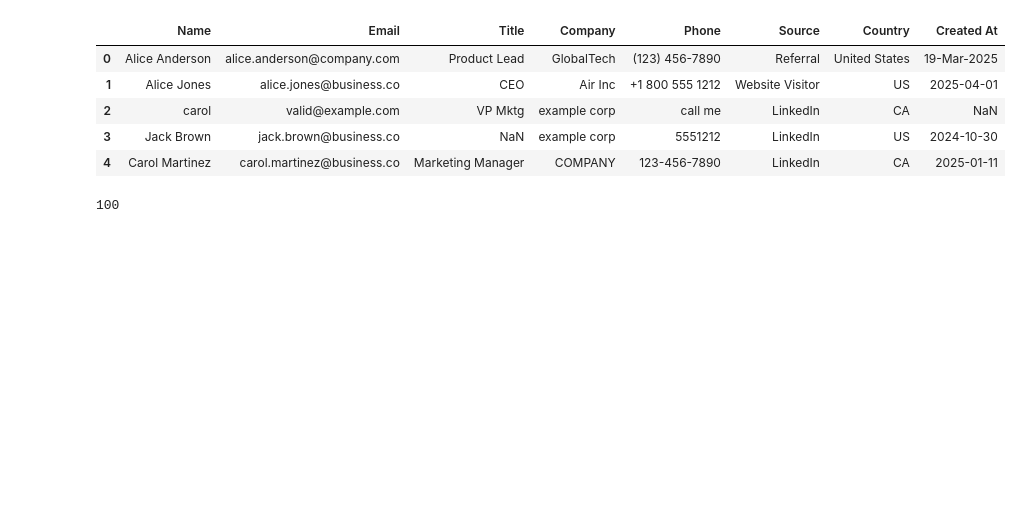
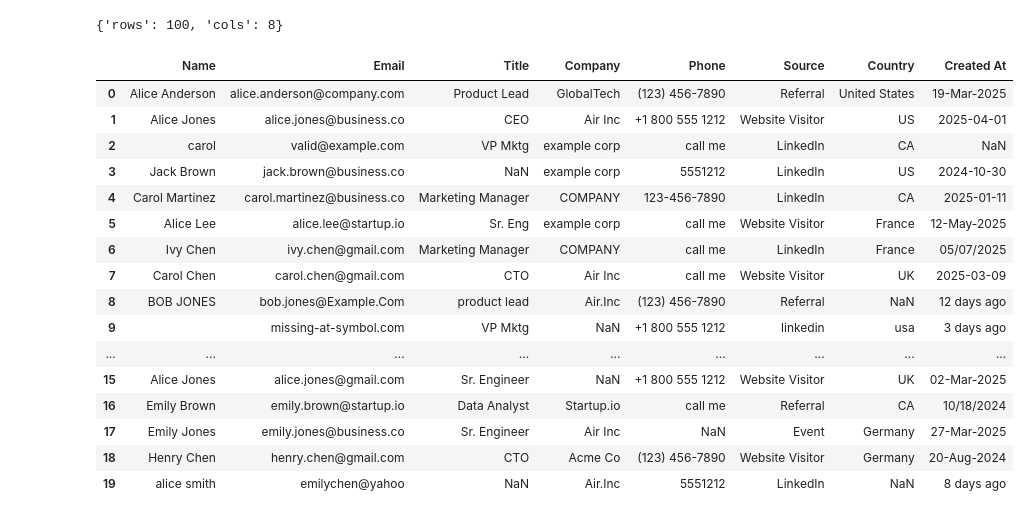
Before and after one commit to ashwinrachhavt/air-lead-enrichment, a Jupyter notebook: EDA/eda.ipynb, the cells around one changed output. Drawn from its saved outputs; the diff is of its cells as text; code cells hidden in the pictures; blank space fills up the shorter version.

```diff
--- a/EDA/eda.ipynb
+++ b/EDA/eda.ipynb
@@ -3,15 +9,26 @@ import pandas as pd
+# %%
+DATA_PATH = "/Users/ashwin/Applications/Master/air-lead-enrichment/data/messy_leads.csv"
 # %%
-df = pd.read_csv("/Users/ashwin/Applications/Master/air-lead-enrichment/data/messy_leads.csv")
+df = pd.read_csv(DATA_PATH)
-# %%
-df.head()
-# %% [output]
-|  | Name | Email | Title | Company | Phone | Source | Country | Created At |
-| 0 | Alice Anderson | alice.anderson@company.com | Product Lead | GlobalTech | (123) 456-7890 | Referral | United States | 19-Mar-2025 |
-| 1 | Alice Jones | alice.jones@business.co | CEO | Air Inc | +1 800 555 1212 | Website Visitor | US | 2025-04-01 |
-| 2 | carol | valid@example.com | VP Mktg | example corp | call me | LinkedIn | CA | NaN |
-| 3 | Jack Brown | jack.brown@business.co | NaN | example corp | 5551212 | LinkedIn | US | 2024-10-30 |
-| 4 | Carol Martinez | carol.martinez@business.co | Marketing Manager | COMPANY | 123-456-7890 | LinkedIn | CA | 2025-01-11 |
 # %%
-len(df)
+print({"rows": len(df), "cols": len(df.columns)})
+display(df.head(20))
 # %% [output]
-100
+{'rows': 100, 'cols': 8}
+|  | Name | Email | Title | Company | Phone | Source | Country | Created At |
+| 0 | Alice Anderson | alice.anderson@company.com | Product Lead | GlobalTech | (123) 456-7890 | Referral | United States | 19-Mar-2025 |
+| 1 | Alice Jones | alice.jones@business.co | CEO | Air Inc | +1 800 555 1212 | Website Visitor | US | 2025-04-01 |
+| 2 | carol | valid@example.com | VP Mktg | example corp | call me | LinkedIn | CA | NaN |
+| 3 | Jack Brown | jack.brown@business.co | NaN | example corp | 5551212 | LinkedIn | US | 2024-10-30 |
+| 4 | Carol Martinez | carol.martinez@business.co | Marketing Manager | COMPANY | 123-456-7890 | LinkedIn | CA | 2025-01-11 |
+| 5 | Alice Lee | alice.lee@startup.io | Sr. Eng | example corp | call me | Website Visitor | France | 12-May-2025 |
+| 6 | Ivy Chen | ivy.chen@gmail.com | Marketing Manager | COMPANY | call me | LinkedIn | France | 05/07/2025 |
+| 7 | Carol Chen | carol.chen@gmail.com | CTO | Air Inc | call me | Website Visitor | UK | 2025-03-09 |
+| 8 | BOB JONES | bob.jones@Example.Com | product lead | Air.Inc | (123) 456-7890 | Referral | NaN | 12 days ago |
+| 9 |  | missing-at-symbol.com | VP Mktg | NaN | +1 800 555 1212 | linkedin | usa | 3 days ago |
+| ... | ... | ... | ... | ... | ... | ... | ... | ... |
+| 15 | Alice Jones | alice.jones@gmail.com | Sr. Engineer | NaN | +1 800 555 1212 | Website Visitor | UK | 02-Mar-2025 |
+| 16 | Emily Brown | emily.brown@startup.io | Data Analyst | Startup.io | call me | Referral | CA | 10/18/2024 |
+| 17 | Emily Jones | emily.jones@business.co | Sr. Engineer | Air Inc | NaN | Event | Germany | 27-Mar-2025 |
+| 18 | Henry Chen | henry.chen@gmail.com | CTO | Acme Co | (123) 456-7890 | Website Visitor | Germany | 20-Aug-2024 |
+| 19 | alice smith | emilychen@yahoo | NaN | Air.Inc | 5551212 | LinkedIn | NaN | 8 days ago |
```
Also changed, not shown: parts of 5 cells of this notebook, 3 other files.
